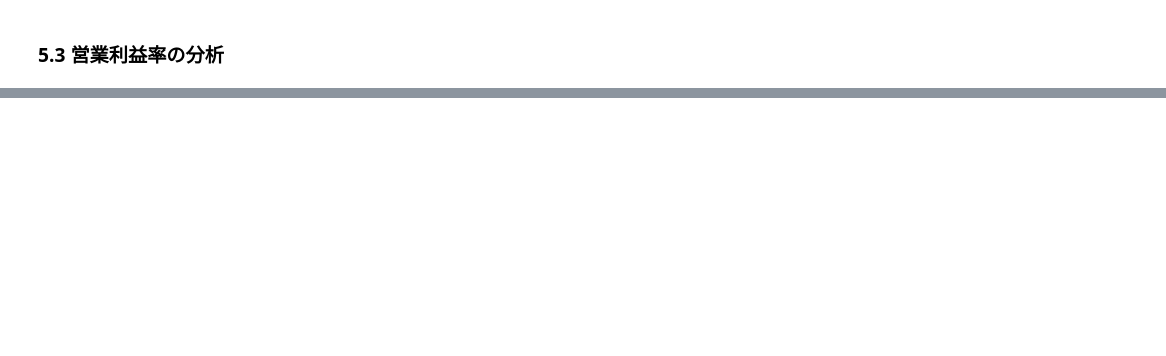
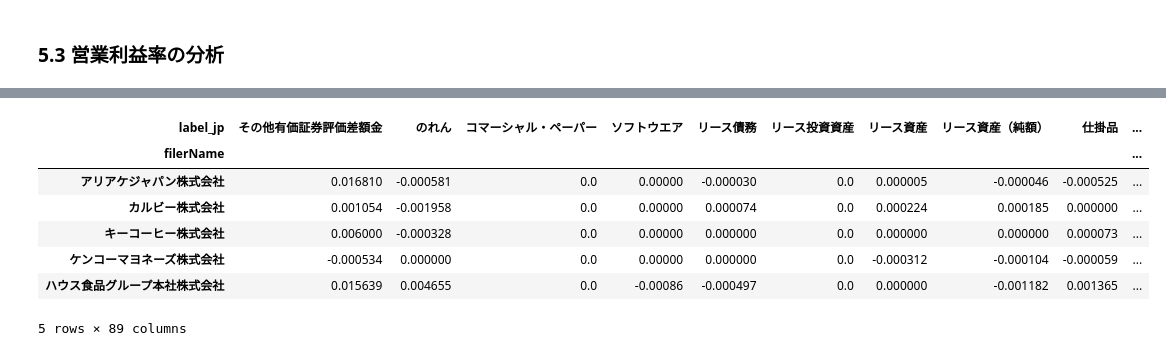
Before and after one commit to nororo/edinet_xbrl_prep, a Jupyter notebook: xbrl_analysis.ipynb, the cells around one changed output, grey strips where cells are left out. Drawn from its saved outputs; the diff is of its cells as text; code cells hidden in the pictures; blank space fills up the shorter version.

```diff
--- a/xbrl_analysis.ipynb
+++ b/xbrl_analysis.ipynb
@@ -464,0 +486,10 @@ Text(0, 0.5, 'Profit rate (million yen)')
+# %%
+# BSの抽出
+bs_cy = fs_tbl_df_all.query("non_consolidated_flg==0 and current_flg==1 and role.str.contains('BalanceSheet') and label_jp != '-'")
+bs_py = fs_tbl_df_all.query("non_consolidated_flg==0 and prior_flg==1 and role.str.contains('BalanceSheet') and label_jp != '-'")
+# 数値データの前処理
+bs_cy = preproc_num(bs_cy).sort_values('context_ref_len',ascending=True).drop_duplicates(keep='first',subset=['docid','key'])
+bs_cy_filled = fill_df(bs_cy)
+
+bs_py = preproc_num(bs_py).sort_values('context_ref_len',ascending=True).drop_duplicates(keep='first',subset=['docid','key'])
+bs_py_filled = fill_df(bs_py)
@@ -464,0 +520,11 @@ Text(0, 0.5, 'Profit rate (million yen)')
+# %%
+cy_py_pivot.head()
+# %% [output]
+| label_jp | その他有価証券評価差額金 | のれん | コマーシャル・ペーパー | ソフトウエア | リース債務 | リース投資資産 | リース資産 | リース資産（純額） | 仕掛品 | ... |
+| filerName |  |  |  |  |  |  |  |  |  | ... |
+| アリアケジャパン株式会社 | 0.016810 | -0.000581 | 0.0 | 0.00000 | -0.000030 | 0.0 | 0.000005 | -0.000046 | -0.000525 | ... |
+| カルビー株式会社 | 0.001054 | -0.001958 | 0.0 | 0.00000 | 0.000074 | 0.0 | 0.000224 | 0.000185 | 0.000000 | ... |
+| キーコーヒー株式会社 | 0.006000 | -0.000328 | 0.0 | 0.00000 | 0.000000 | 0.0 | 0.000000 | 0.000000 | 0.000073 | ... |
+| ケンコーマヨネーズ株式会社 | -0.000534 | 0.000000 | 0.0 | 0.00000 | 0.000000 | 0.0 | -0.000312 | -0.000104 | -0.000059 | ... |
+| ハウス食品グループ本社株式会社 | 0.015639 | 0.004655 | 0.0 | -0.00086 | -0.000497 | 0.0 | 0.000000 | -0.001182 | 0.001365 | ... |
+5 rows × 89 columns
```
Also changed, not shown: parts of 28 cells of this notebook, 3 other files.
